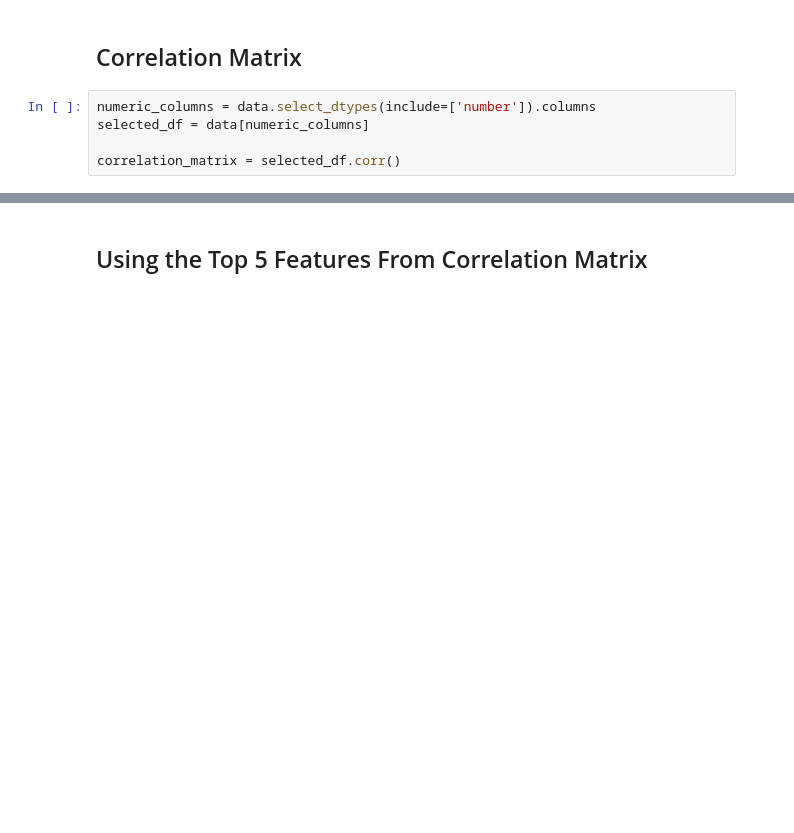
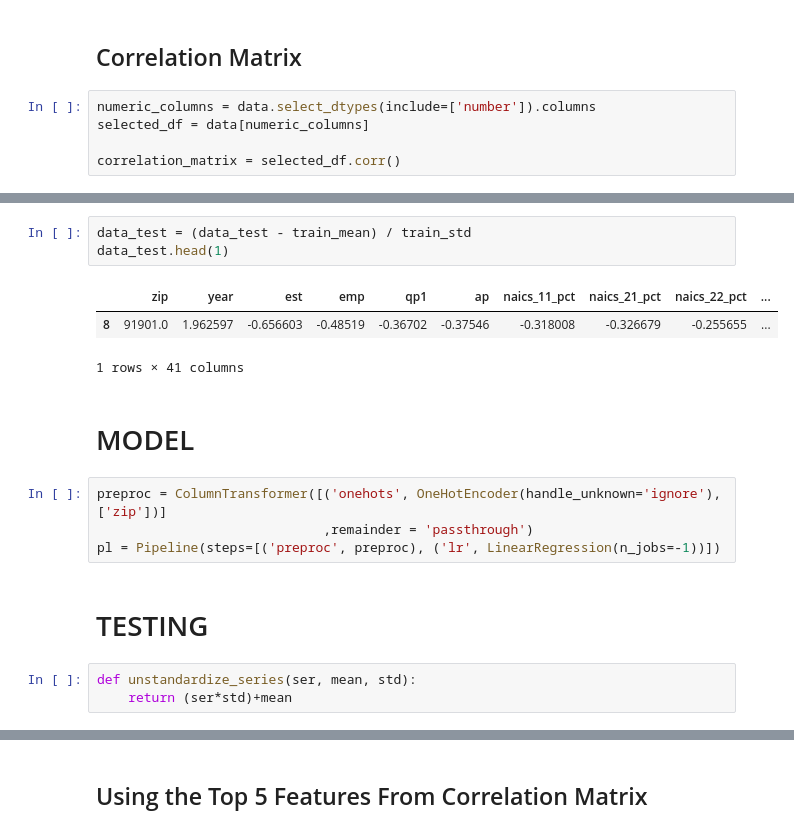
Before and after one commit to inno-apfel/DSC180A-Q1-Project, a Jupyter notebook: notebooks/development/models/linear_regression.ipynb, the cells around one changed output, grey strips where cells are left out. Drawn from its saved outputs; the diff is of its cells as text; blank space fills up the shorter version.

```diff
--- a/notebooks/development/models/linear_regression.ipynb
+++ b/notebooks/development/models/linear_regression.ipynb
@@ -56,0 +79,18 @@ print(f'Root Mean Squared Error: {rmse}')
+# %%
+data_test = (data_test - train_mean) / train_std
+data_test.head(1)
+# %% [output]
+|  | zip | year | est | emp | qp1 | ap | naics_11_pct | naics_21_pct | naics_22_pct | ... |
+| 8 | 91901.0 | 1.962597 | -0.656603 | -0.48519 | -0.36702 | -0.37546 | -0.318008 | -0.326679 | -0.255655 | ... |
+1 rows × 41 columns
+# %% [markdown]
+# MODEL
+# %%
+preproc = ColumnTransformer([('onehots', OneHotEncoder(handle_unknown='ignore'), ['zip'])]
+                             ,remainder = 'passthrough')
+pl = Pipeline(steps=[('preproc', preproc), ('lr', LinearRegression(n_jobs=-1))])
+# %% [markdown]
+# TESTING
+# %%
+def unstandardize_series(ser, mean, std):
+    return (ser*std)+mean
```
Also changed, not shown: parts of 32 cells of this notebook.
